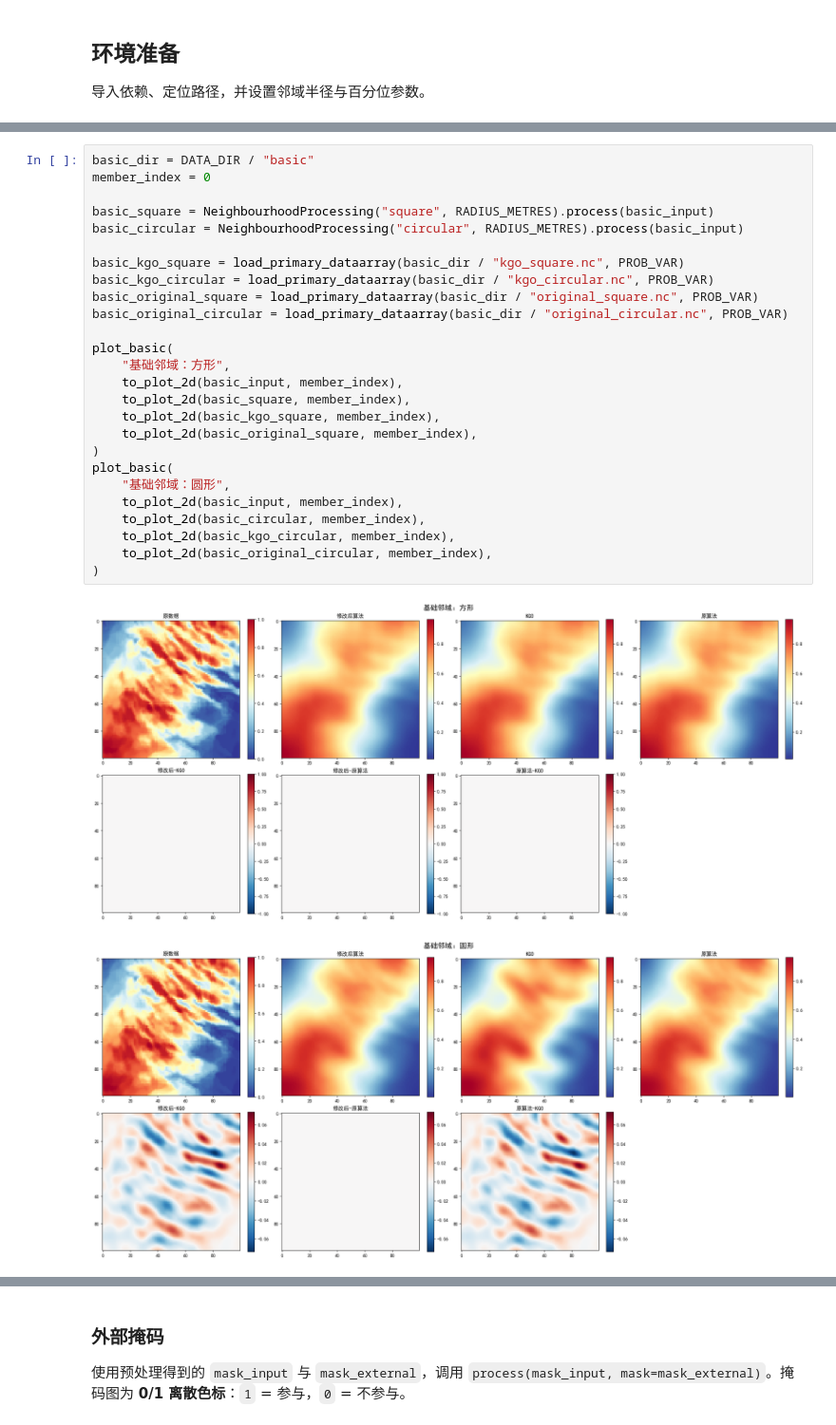
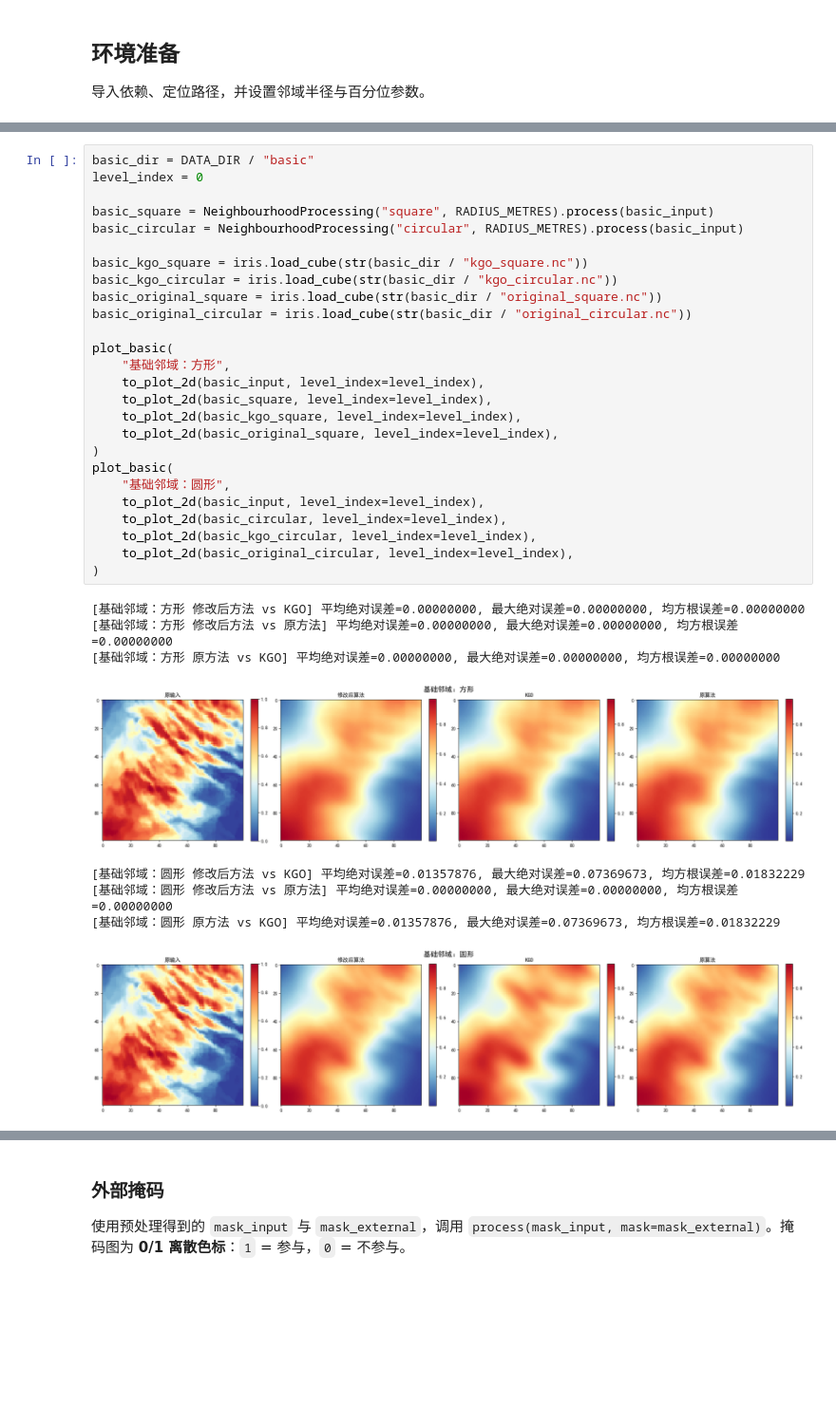
Before and after one commit to guoyunqian/NIMM_pip_repos, a Jupyter notebook: 00temp/neighbourhood_probability_processing/nbs/nbhood.ipynb, the cells around one changed output, grey strips where cells are left out. Shown at 95% size. Saved outputs shown, nothing was run; the diff lists cells and outputs as text; blank space fills up the shorter version.

```diff
--- a/00temp/neighbourhood_probability_processing/nbs/nbhood.ipynb
+++ b/00temp/neighbourhood_probability_processing/nbs/nbhood.ipynb
@@ -481,29 +495,35 @@ def plot_mask(title, cover, modified, kgo, original, *, cover_label="有效区
 # %%
 basic_dir = DATA_DIR / "basic"
-member_index = 0
+level_index = 0
 
 basic_square = NeighbourhoodProcessing("square", RADIUS_METRES).process(basic_input)
 basic_circular = NeighbourhoodProcessing("circular", RADIUS_METRES).process(basic_input)
 
-basic_kgo_square = load_primary_dataarray(basic_dir / "kgo_square.nc", PROB_VAR)
-basic_kgo_circular = load_primary_dataarray(basic_dir / "kgo_circular.nc", PROB_VAR)
-basic_original_square = load_primary_dataarray(basic_dir / "original_square.nc", PROB_VAR)
-basic_original_circular = load_primary_dataarray(basic_dir / "original_circular.nc", PROB_VAR)
+basic_kgo_square = iris.load_cube(str(basic_dir / "kgo_square.nc"))
+basic_kgo_circular = iris.load_cube(str(basic_dir / "kgo_circular.nc"))
+basic_original_square = iris.load_cube(str(basic_dir / "original_square.nc"))
+basic_original_circular = iris.load_cube(str(basic_dir / "original_circular.nc"))
 
 plot_basic(
     "基础邻域：方形",
-    to_plot_2d(basic_input, member_index),
-    to_plot_2d(basic_square, member_index),
-    to_plot_2d(basic_kgo_square, member_index),
-    to_plot_2d(basic_original_square, member_index),
+    to_plot_2d(basic_input, level_index=level_index),
+    to_plot_2d(basic_square, level_index=level_index),
+    to_plot_2d(basic_kgo_square, level_index=level_index),
+    to_plot_2d(basic_original_square, level_index=level_index),
 )
 plot_basic(
     "基础邻域：圆形",
-    to_plot_2d(basic_input, member_index),
-    to_plot_2d(basic_circular, member_index),
-    to_plot_2d(basic_kgo_circular, member_index),
-    to_plot_2d(basic_original_circular, member_index),
+    to_plot_2d(basic_input, level_index=level_index),
+    to_plot_2d(basic_circular, level_index=level_index),
+    to_plot_2d(basic_kgo_circular, level_index=level_index),
+    to_plot_2d(basic_original_circular, level_index=level_index),
 )
 # %% [output]
+[基础邻域：方形 修改后方法 vs KGO] 平均绝对误差=0.00000000, 最大绝对误差=0.00000000, 均方根误差=0.00000000
+[基础邻域：方形 修改后方法 vs 原方法] 平均绝对误差=0.00000000, 最大绝对误差=0.00000000, 均方根误差=0.00000000
+[基础邻域：方形 原方法 vs KGO] 平均绝对误差=0.00000000, 最大绝对误差=0.00000000, 均方根误差=0.00000000
-[figure, old version]
+[figure, new version]
+[基础邻域：圆形 修改后方法 vs KGO] 平均绝对误差=0.01357876, 最大绝对误差=0.07369673, 均方根误差=0.01832229
+[基础邻域：圆形 修改后方法 vs 原方法] 平均绝对误差=0.00000000, 最大绝对误差=0.00000000, 均方根误差=0.00000000
+[基础邻域：圆形 原方法 vs KGO] 平均绝对误差=0.01357876, 最大绝对误差=0.07369673, 均方根误差=0.01832229
-[figure, old version]
+[figure, new version]
```
Also changed, not shown: parts of 26 cells of this notebook, 28 other files.
